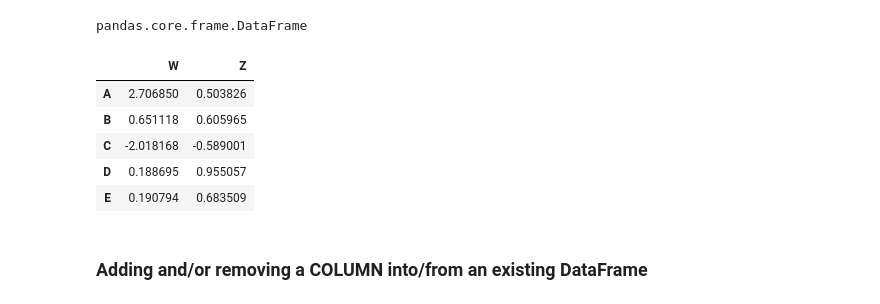
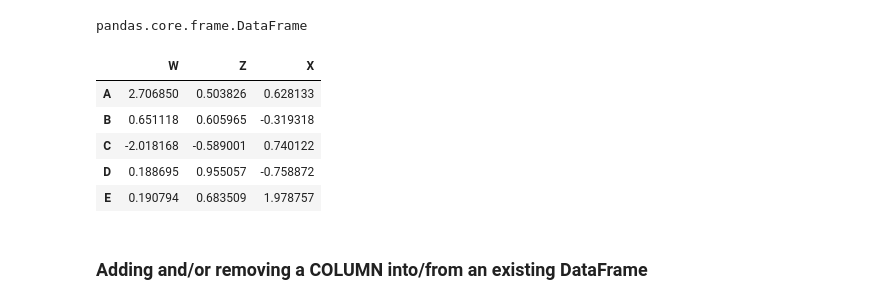
Before and after one commit to alchemistb/Python_for_data_sci, a Jupyter notebook: Pandas-DataFrames.ipynb, the cells around one changed output. Cells and saved outputs as stored; diff of their text form; code cells hidden in the pictures.

Commit message:
[Pandas - DataFrame]

```diff
--- a/Pandas-DataFrames.ipynb
+++ b/Pandas-DataFrames.ipynb
@@ -60,15 +62,15 @@ type(df)                    # A DataFrame is a bunch of Series which share the s
 # %% [output]
 pandas.core.frame.DataFrame
 # %%
-df[['W','Z']]               # To make a DataFrame of more than one column, pass in a list of indexes
+df[['W','Z','X']]               # To make a DataFrame of more than one column, pass in a list of columns
                             # Note: Double brackets when accessing more than one column [[]] in a DataFrame
 # %% [output]
-|  | W | Z |
-| A | 2.706850 | 0.503826 |
-| B | 0.651118 | 0.605965 |
-| C | -2.018168 | -0.589001 |
-| D | 0.188695 | 0.955057 |
-| E | 0.190794 | 0.683509 |
+|  | W | Z | X |
+| A | 2.706850 | 0.503826 | 0.628133 |
+| B | 0.651118 | 0.605965 | -0.319318 |
+| C | -2.018168 | -0.589001 | 0.740122 |
+| D | 0.188695 | 0.955057 | -0.758872 |
+| E | 0.190794 | 0.683509 | 1.978757 |
 # %% [markdown]
 <h3> Adding and/or removing a COLUMN into/from an existing DataFrame</h3>
 # %%
```
Also changed, not shown: parts of 36 cells of this notebook.
